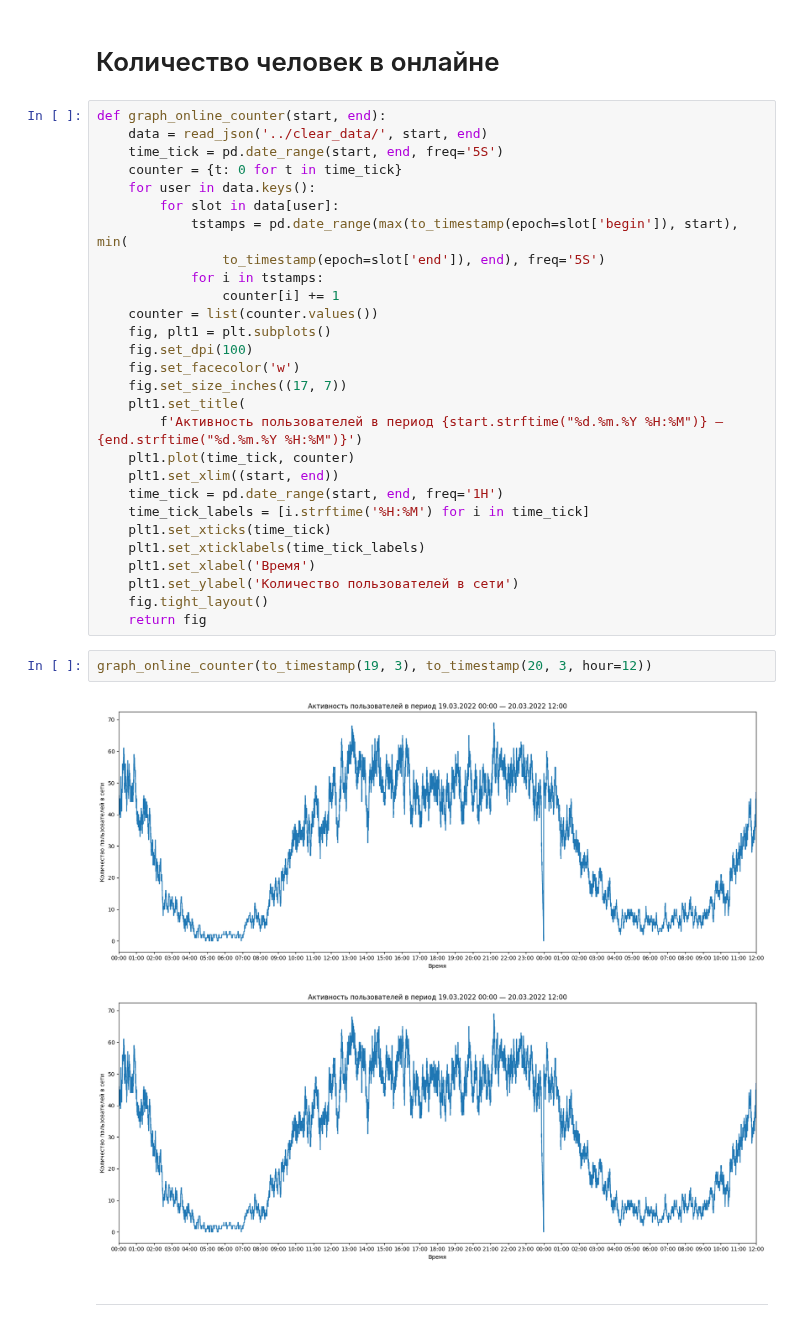
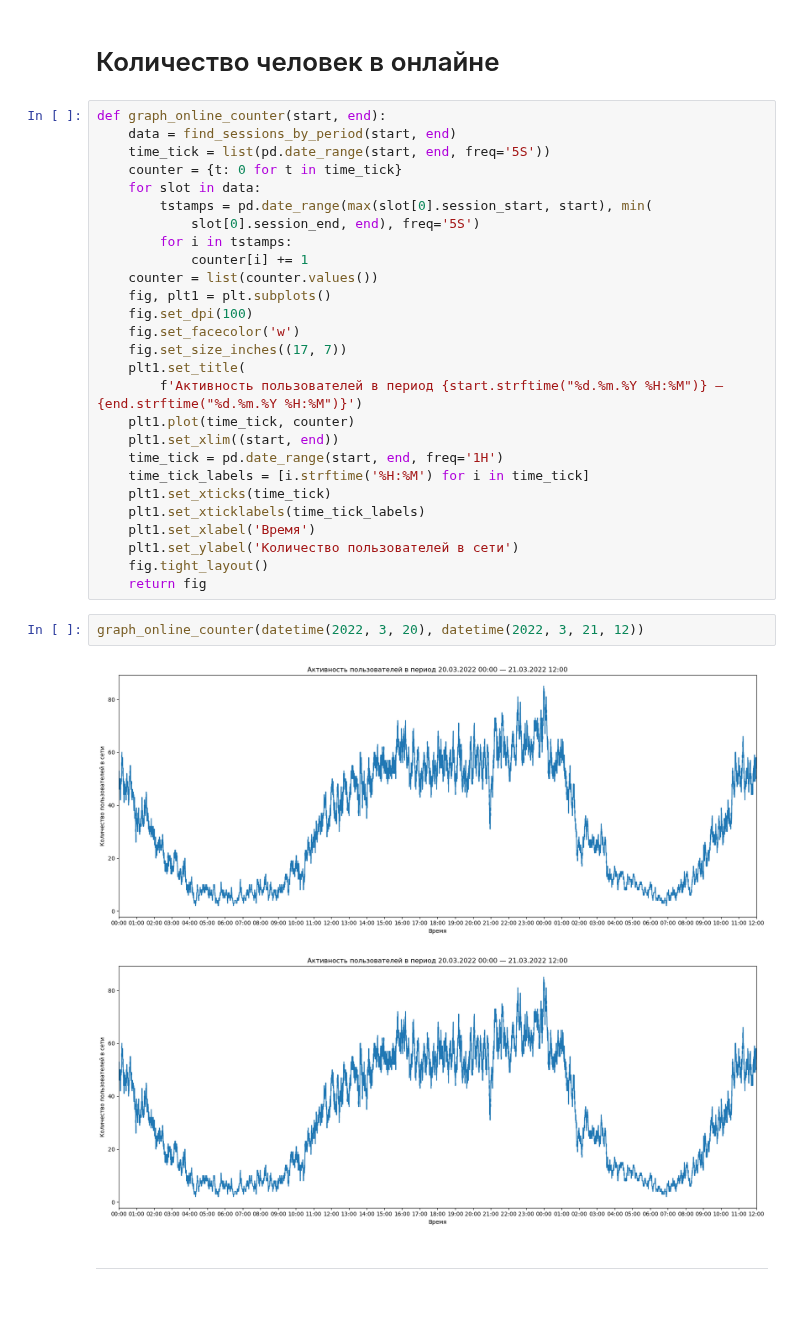
Before and after one commit to ichekanov/vk_online_analysis, a Jupyter notebook: scripts/graphs/analysis.ipynb, the cells around one changed output. Cells and saved outputs as stored; diff of their text form.

Commit message:
:sparkles: Graphs optimised for new data getter

```diff
--- a/scripts/graphs/analysis.ipynb
+++ b/scripts/graphs/analysis.ipynb
@@ -268,15 +207,14 @@ daily_activity_graph(list(users.keys())[0], to_timestamp(17, 3), to_timestamp(18
 # Количество человек в онлайне
 # %%
 def graph_online_counter(start, end):
-    data = read_json('../clear_data/', start, end)
-    time_tick = pd.date_range(start, end, freq='5S')
+    data = find_sessions_by_period(start, end)
+    time_tick = list(pd.date_range(start, end, freq='5S'))
     counter = {t: 0 for t in time_tick}
-    for user in data.keys():
-        for slot in data[user]:
-            tstamps = pd.date_range(max(to_timestamp(epoch=slot['begin']), start), min(
-                to_timestamp(epoch=slot['end']), end), freq='5S')
-            for i in tstamps:
-                counter[i] += 1
+    for slot in data:
+        tstamps = pd.date_range(max(slot[0].session_start, start), min(
+            slot[0].session_end, end), freq='5S')
+        for i in tstamps:
+            counter[i] += 1
     counter = list(counter.values())
     fig, plt1 = plt.subplots()
     fig.set_dpi(100)
@@ -295,10 +233,10 @@ def graph_online_counter(start, end):
     fig.tight_layout()
     return fig
 # %%
-graph_online_counter(to_timestamp(19, 3), to_timestamp(20, 3, hour=12))
+graph_online_counter(datetime(2022, 3, 20), datetime(2022, 3, 21, 12))
 # %% [output]
-[figure, old version]
+[figure, new version]
-[figure, old version]
+[figure, new version]
 # %% [markdown]
 -------------
 # %% [markdown]
```
Also changed, not shown: parts of 8 cells of this notebook.
